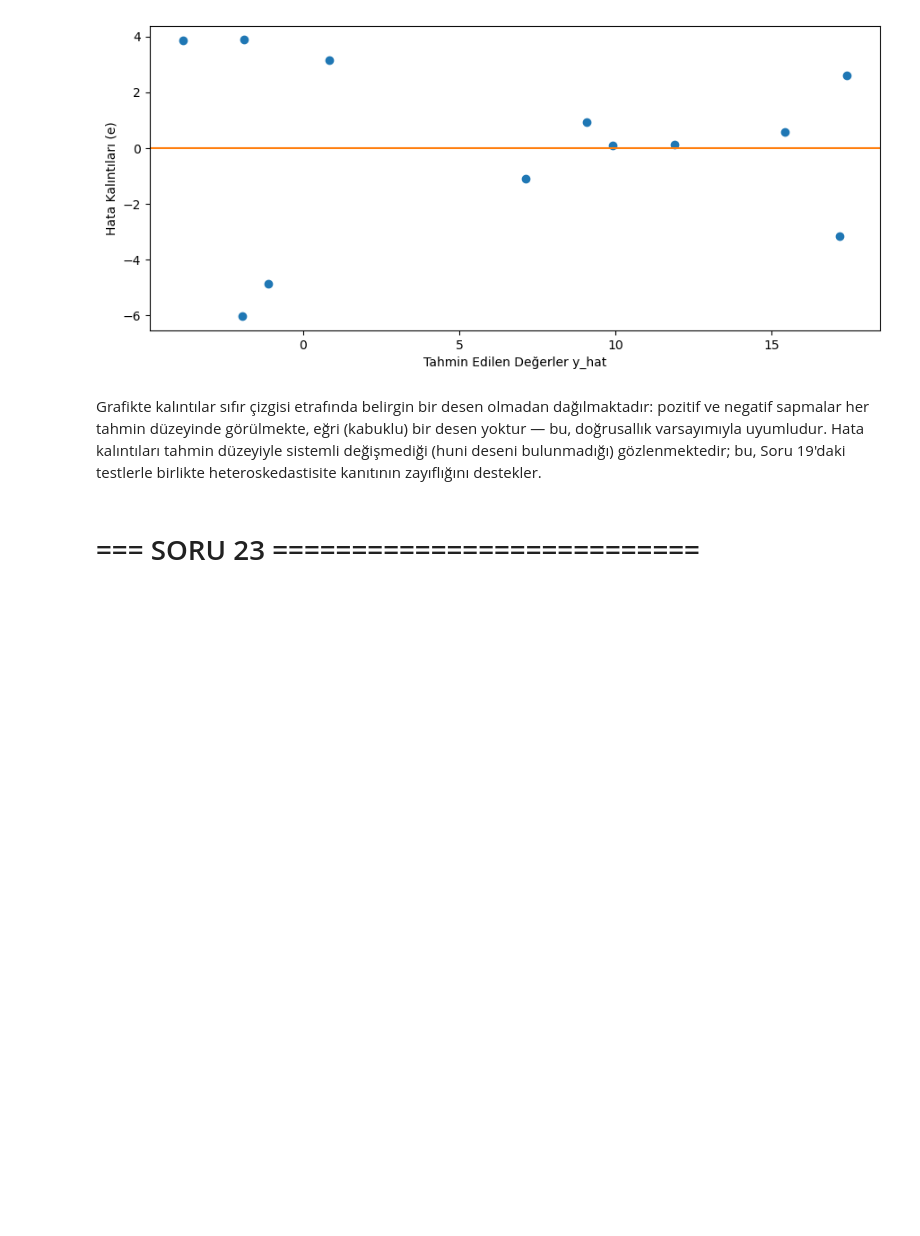
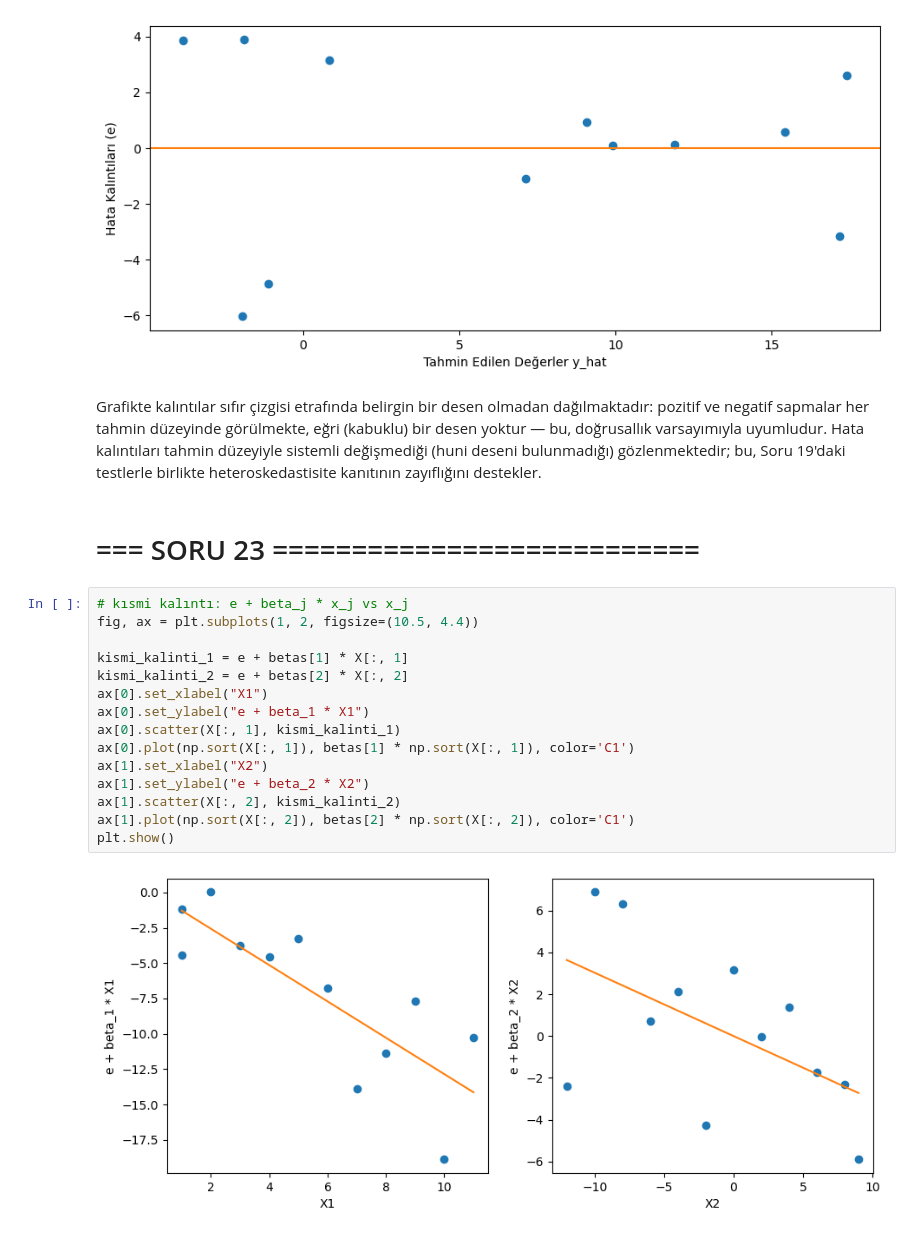
Before and after one commit to CODESOLE/lisansustu.d, a Jupyter notebook: uyg-reg/uyg-reg-vize.ipynb, the cells around one changed output. Saved outputs shown, nothing was run; the diff lists cells and outputs as text; blank space fills up the shorter version.

```diff
--- a/uyg-reg/uyg-reg-vize.ipynb
+++ b/uyg-reg/uyg-reg-vize.ipynb
@@ -589,11 +589,28 @@ ax.axhline(0, color='C1')
 plt.show()
 # %% [output]
 [figure]
-# %% [markdown]
-Grafikte kalıntılar sıfır çizgisi etrafında belirgin bir desen olmadan dağılmaktadır:
-pozitif ve negatif sapmalar her tahmin düzeyinde görülmekte, eğri (kabuklu) bir desen yoktur
-— bu, doğrusallık varsayımıyla uyumludur. Hata kalıntıları tahmin düzeyiyle sistemli
-değişmediği (huni deseni bulunmadığı) gözlenmektedir; bu, Soru 19'daki testlerle
-birlikte heteroskedastisite kanıtının zayıflığını destekler.
-# %% [markdown]
-# === SORU 23 ===========================
+# %% [markdown]
+Grafikte kalıntılar sıfır çizgisi etrafında belirgin bir desen olmadan dağılmaktadır:
+pozitif ve negatif sapmalar her tahmin düzeyinde görülmekte, eğri (kabuklu) bir desen yoktur
+— bu, doğrusallık varsayımıyla uyumludur. Hata kalıntıları tahmin düzeyiyle sistemli
+değişmediği (huni deseni bulunmadığı) gözlenmektedir; bu, Soru 19'daki testlerle
+birlikte heteroskedastisite kanıtının zayıflığını destekler.
+# %% [markdown]
+# === SORU 23 ===========================
+# %%
+# kısmi kalıntı: e + beta_j * x_j vs x_j
+fig, ax = plt.subplots(1, 2, figsize=(10.5, 4.4))
+
+kismi_kalinti_1 = e + betas[1] * X[:, 1]
+kismi_kalinti_2 = e + betas[2] * X[:, 2]
+ax[0].set_xlabel("X1")
+ax[0].set_ylabel("e + beta_1 * X1")
+ax[0].scatter(X[:, 1], kismi_kalinti_1)
+ax[0].plot(np.sort(X[:, 1]), betas[1] * np.sort(X[:, 1]), color='C1')
+ax[1].set_xlabel("X2")
+ax[1].set_ylabel("e + beta_2 * X2")
+ax[1].scatter(X[:, 2], kismi_kalinti_2)
+ax[1].plot(np.sort(X[:, 2]), betas[2] * np.sort(X[:, 2]), color='C1')
+plt.show()
+# %% [output]
+[figure, added]
```
Also changed, not shown: parts of 2 cells of this notebook.
